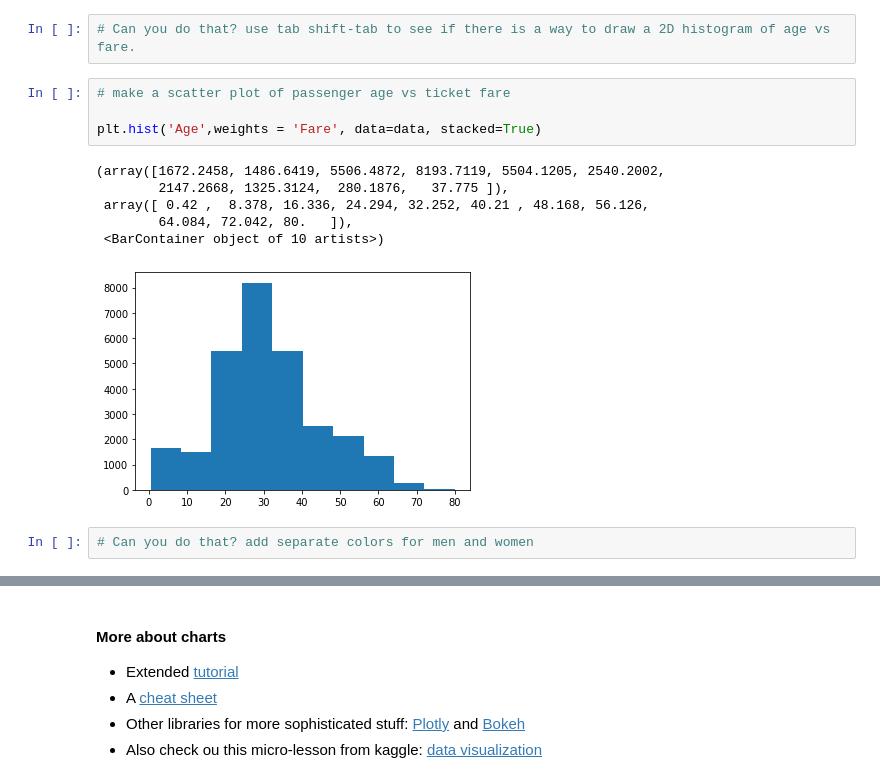
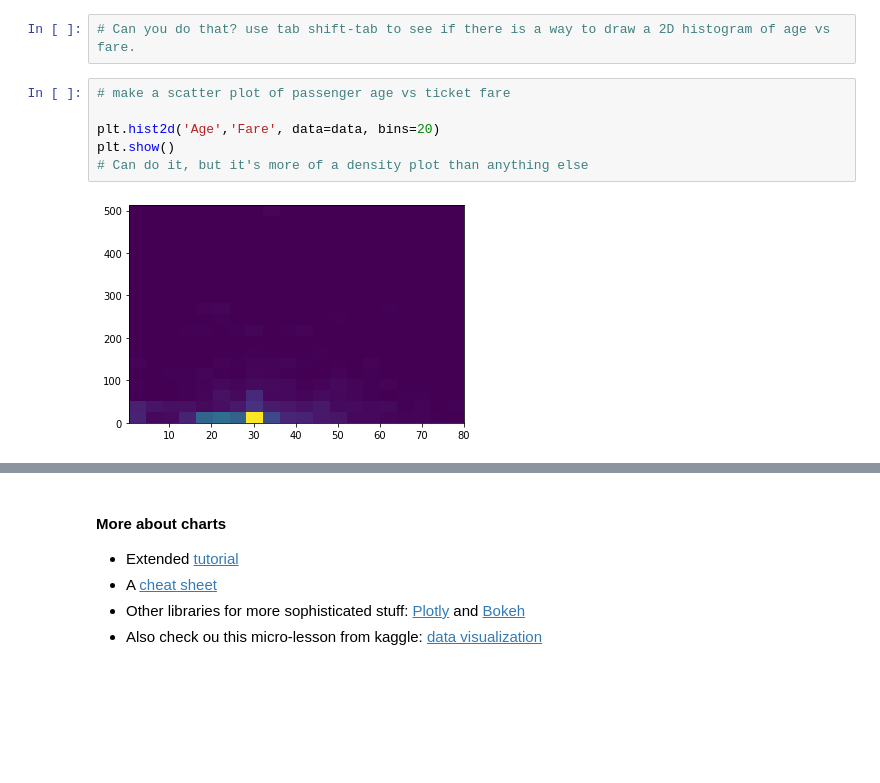
Before and after one commit to colinPinney/labs_ml_basics, a Jupyter notebook: pandas_primer_lab.ipynb, the cells around one changed output, grey strips where cells are left out. Cells and saved outputs as stored; diff of their text form; blank space fills up the shorter version.

```diff
--- a/pandas_primer_lab.ipynb
+++ b/pandas_primer_lab.ipynb
@@ -430,13 +448,8 @@ plt.show()
 # %%
 # make a scatter plot of passenger age vs ticket fare
 
-plt.hist('Age',weights = 'Fare', data=data, stacked=True)
+plt.hist2d('Age','Fare', data=data, bins=20)
+plt.show()
+# Can do it, but it's more of a density plot than anything else
 # %% [output]
-(array([1672.2458, 1486.6419, 5506.4872, 8193.7119, 5504.1205, 2540.2002,
-        2147.2668, 1325.3124,  280.1876,   37.775 ]),
- array([ 0.42 ,  8.378, 16.336, 24.294, 32.252, 40.21 , 48.168, 56.126,
-        64.084, 72.042, 80.   ]),
- <BarContainer object of 10 artists>)
-[figure, old version]
+[figure, new version]
-# %%
-# Can you do that? add separate colors for men and women
```
Also changed, not shown: parts of 9 cells of this notebook.
